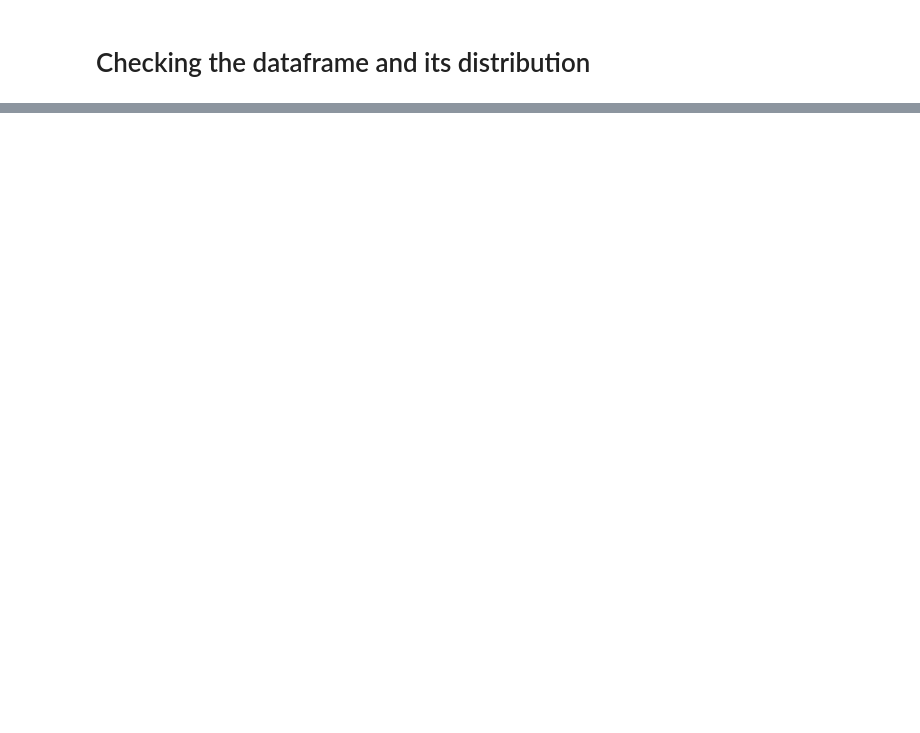
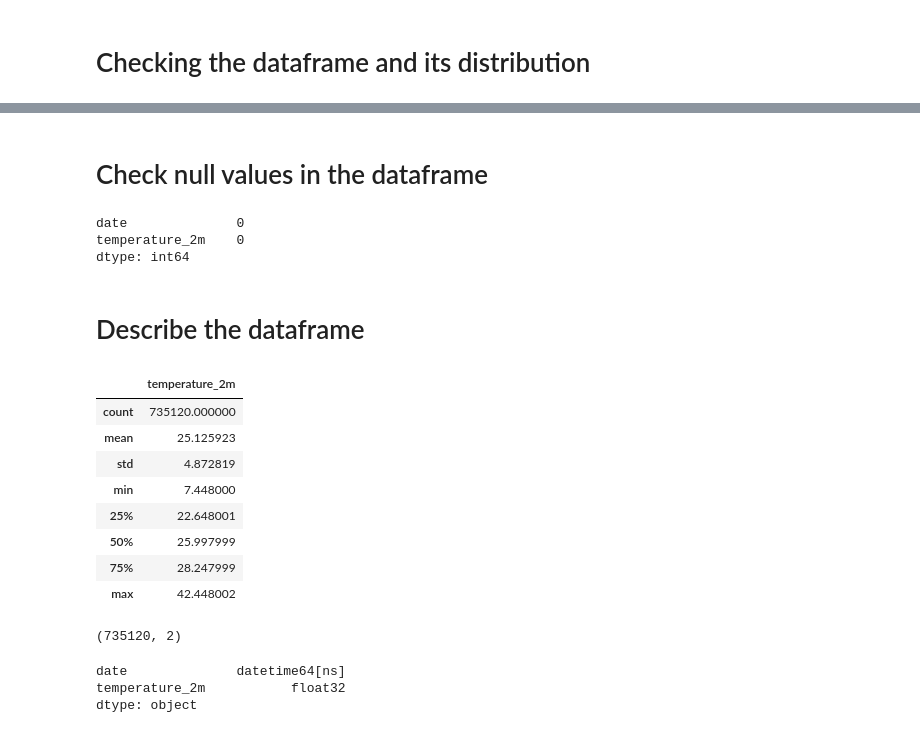
Before and after one commit to Afroza2/Strativ-AB-Travel-Management, a Jupyter notebook: Dhaka_Weather_Prediction.ipynb, the cells around one changed output, grey strips where cells are left out. Drawn from its saved outputs; the diff is of its cells as text; code cells hidden in the pictures; blank space fills up the shorter version.

```diff
--- a/Dhaka_Weather_Prediction.ipynb
+++ b/Dhaka_Weather_Prediction.ipynb
@@ -203,0 +127,35 @@ plt.gca().spines[['top', 'right']].set_visible(False)
+# %% [markdown]
+# Check null values in the dataframe
+# %%
+null_counts = hourly_dataframe.isnull().sum()
+
+# Print or use the result as needed
+print(null_counts)
+# %% [output]
+date              0
+temperature_2m    0
+dtype: int64
+# %% [markdown]
+# Describe the dataframe
+# %%
+hourly_dataframe.describe()
+# %% [output]
+|  | temperature_2m |
+| count | 735120.000000 |
+| mean | 25.125923 |
+| std | 4.872819 |
+| min | 7.448000 |
+| 25% | 22.648001 |
+| 50% | 25.997999 |
+| 75% | 28.247999 |
+| max | 42.448002 |
+# %%
+hourly_dataframe.shape
+# %% [output]
+(735120, 2)
+# %%
+hourly_dataframe.dtypes
+# %% [output]
+date              datetime64[ns]
+temperature_2m           float32
+dtype: object
```
Also changed, not shown: parts of 3 cells of this notebook.
